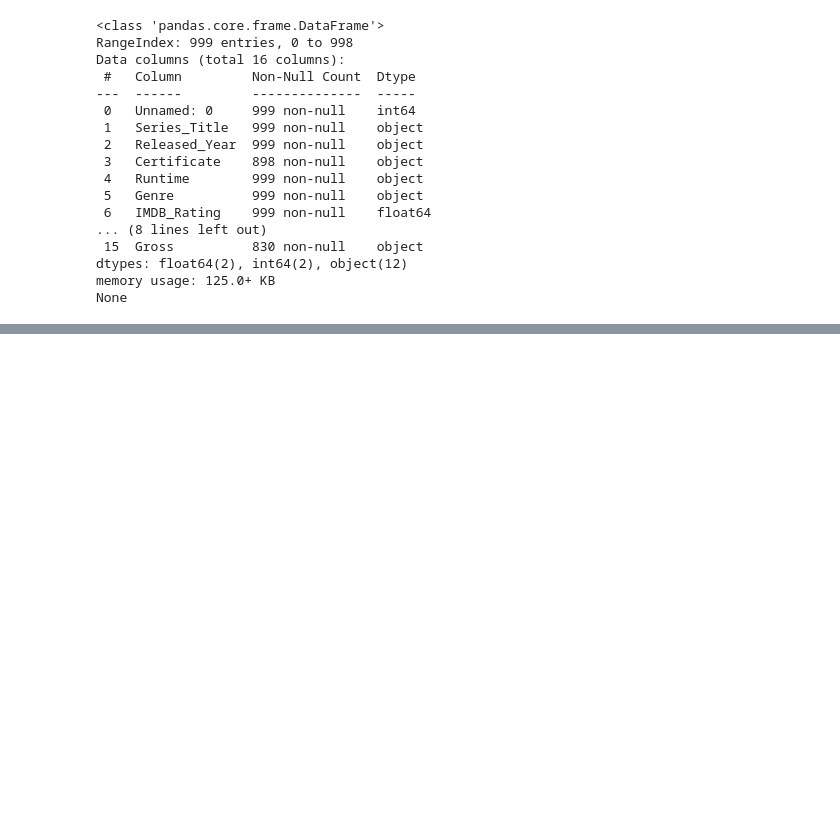
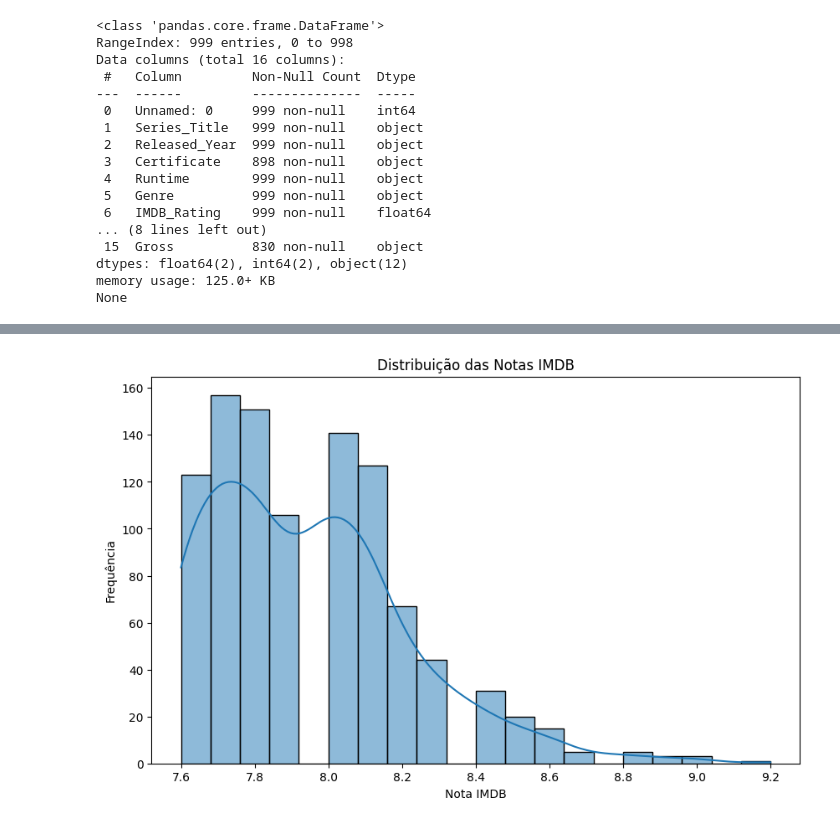
Before and after one commit to gustavfaustino/Desafio-Lighthouse-GustavoFaustino, a Jupyter notebook: PProductions_analise_filmes.ipynb, the cells around one changed output, grey strips where cells are left out. Drawn from its saved outputs; the diff is of its cells as text; code cells hidden in the pictures; blank space fills up the shorter version.

```diff
--- a/PProductions_analise_filmes.ipynb
+++ b/PProductions_analise_filmes.ipynb
@@ -78,0 +186,11 @@ For example, when doing 'df[col].method(value, inplace=True)', try using 'df.met
+# %%
+# 3: Qual a distribuição das notas do IMDB?
+
+plt.figure(figsize=(10,6))
+sns.histplot(df_limpo['IMDB_Rating'], bins=20, kde=True)
+plt.title('Distribuição das Notas IMDB')
+plt.xlabel('Nota IMDB')
+plt.ylabel('Frequência')
+plt.show()
+# %% [output]
+[figure, added]
```
Also changed, not shown: parts of 20 cells of this notebook.
